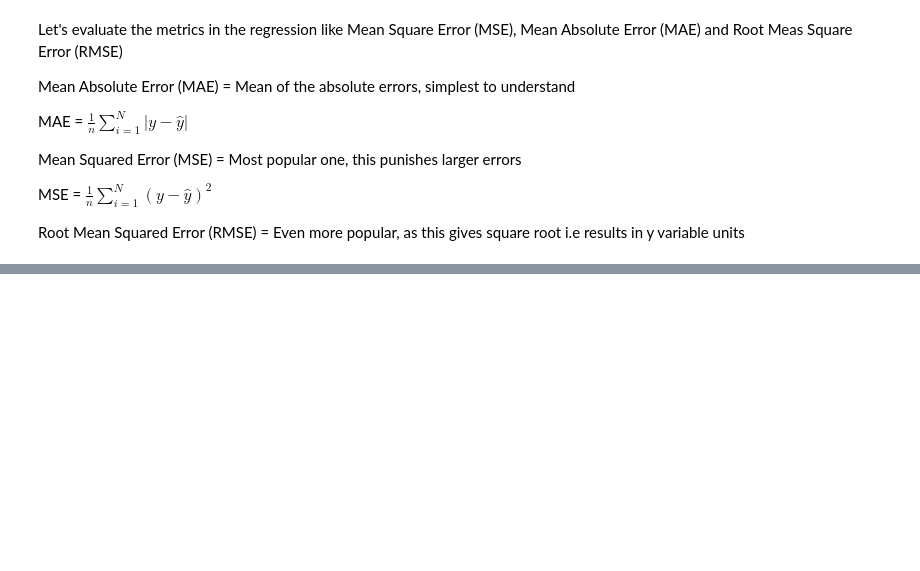
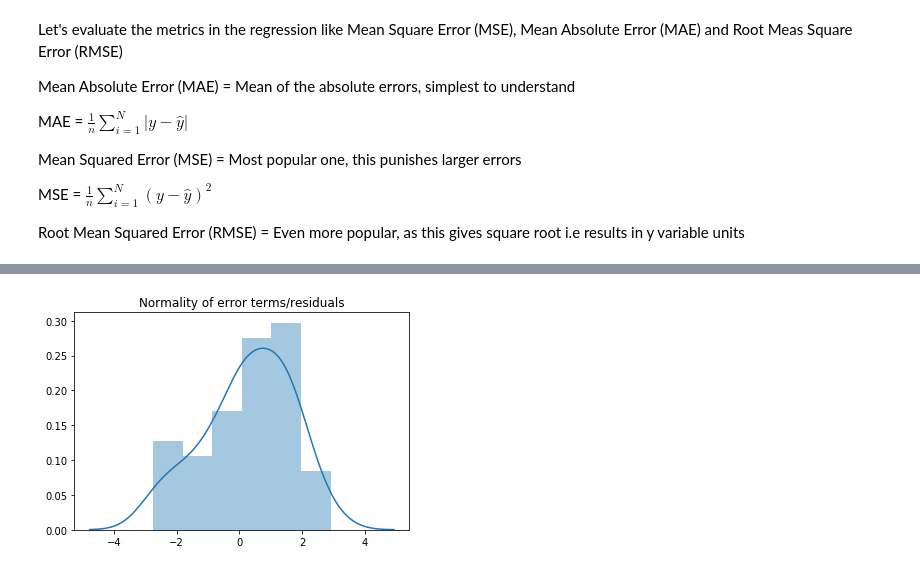
Before and after one commit to ssshahani/Exploratory-Analysis, a Jupyter notebook: Linear Regression.ipynb, the cells around one changed output, grey strips where cells are left out. Drawn from its saved outputs; the diff is of its cells as text; code cells hidden in the pictures; blank space fills up the shorter version.

```diff
--- a/Linear Regression.ipynb
+++ b/Linear Regression.ipynb
@@ -234,0 +282,7 @@ rmse
+# %%
+# Normality of residuals
+
+p = sns.distplot(residuals,kde="normal")
+p = plt.title('Normality of error terms/residuals')
+# %% [output]
+[figure, added]
```
Also changed, not shown: parts of 24 cells of this notebook.
